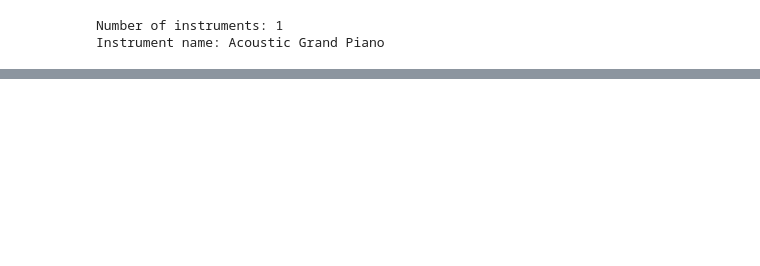
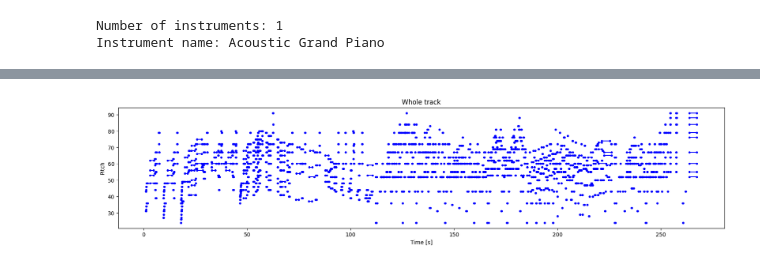
Before and after one commit to SerseusWasTaken/ai-music-generator, a Jupyter notebook: RnnTutorial.ipynb, the cells around one changed output, grey strips where cells are left out. Saved outputs shown, nothing was run; the diff lists cells and outputs as text; code cells hidden in the pictures; blank space fills up the shorter version.

```diff
--- a/RnnTutorial.ipynb
+++ b/RnnTutorial.ipynb
@@ -88,0 +143,4 @@ Instrument name: Acoustic Grand Piano
+# %%
+plot_piano_roll(raw_notes)
+# %% [output]
+[figure, added]
```
Also changed, not shown: parts of 38 cells of this notebook.
